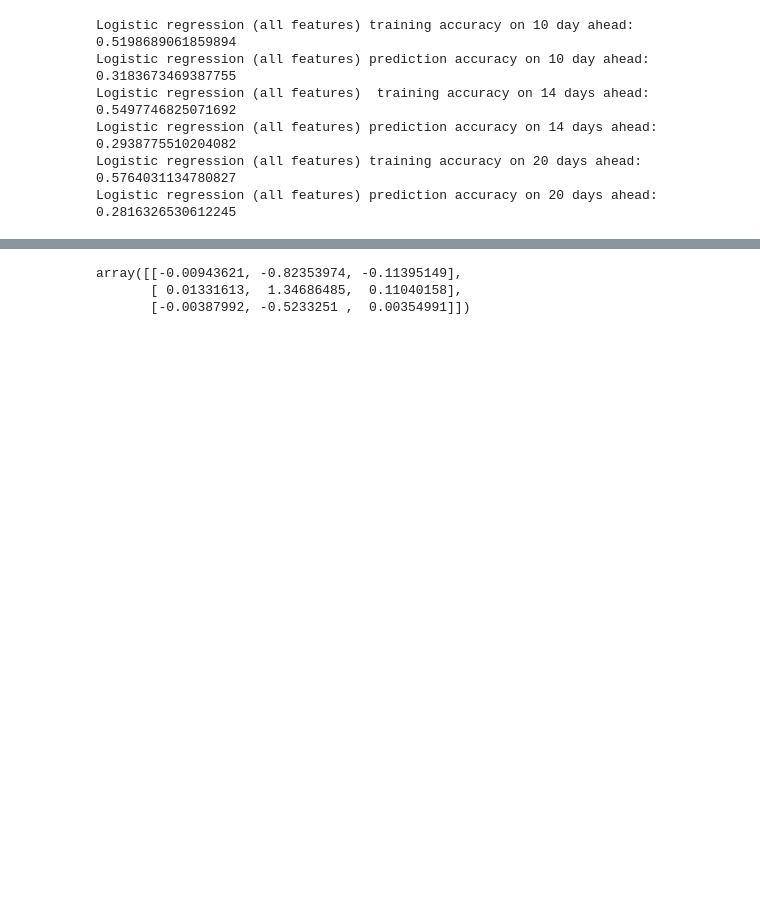
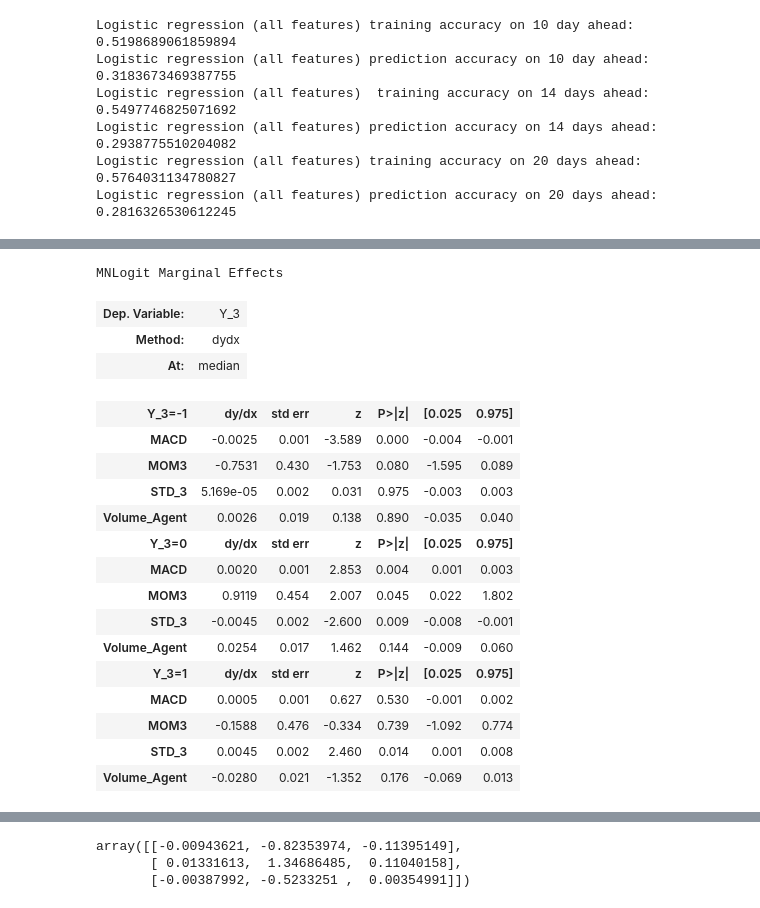
Before and after one commit to GoodDee/Seminar_Project_EE439, a Jupyter notebook: Model_V0_Part2_Revised.ipynb, the cells around one changed output, grey strips where cells are left out. Cells and saved outputs as stored; diff of their text form; code cells hidden in the pictures; blank space fills up the shorter version.

```diff
--- a/Model_V0_Part2_Revised.ipynb
+++ b/Model_V0_Part2_Revised.ipynb
@@ -276,3 +276,12 @@ Logistic regression (all features)  training accuracy on 14 days ahead: 0.549774
 Logistic regression (all features) prediction accuracy on 14 days ahead: 0.2938775510204082
 Logistic regression (all features) training accuracy on 20 days ahead: 0.5764031134780827
 Logistic regression (all features) prediction accuracy on 20 days ahead: 0.2816326530612245
+# %%
+import statsmodels.api as sm
+logit_model3=sm.MNLogit(Train_y_3,sm.add_constant(X_train_3))
+logit_model3
+result3=logit_model3.fit()
+stats31=result3.summary()
+stats32=result3.summary2()
+print(stats31)
+print(stats32)
@@ -278,0 +414,25 @@ Logistic regression (all features) prediction accuracy on 20 days ahead: 0.28163
+# %%
+#https://www.statsmodels.org/devel/generated/statsmodels.discrete.discrete_model.LogitResults.get_margeff.html
+result3.get_margeff(at = 'overall').summary()
+#result3.get_margeff(at = 'mean').summary()
+result3.get_margeff(at = 'median').summary()
+# %% [output]
+MNLogit Marginal Effects
+| Dep. Variable: | Y_3 |
+| Method: | dydx |
+| At: | median |
+| Y_3=-1 | dy/dx | std err | z | P>|z| | [0.025 | 0.975] |
+| MACD | -0.0025 | 0.001 | -3.589 | 0.000 | -0.004 | -0.001 |
+| MOM3 | -0.7531 | 0.430 | -1.753 | 0.080 | -1.595 | 0.089 |
+| STD_3 | 5.169e-05 | 0.002 | 0.031 | 0.975 | -0.003 | 0.003 |
+| Volume_Agent | 0.0026 | 0.019 | 0.138 | 0.890 | -0.035 | 0.040 |
+| Y_3=0 | dy/dx | std err | z | P>|z| | [0.025 | 0.975] |
+| MACD | 0.0020 | 0.001 | 2.853 | 0.004 | 0.001 | 0.003 |
+| MOM3 | 0.9119 | 0.454 | 2.007 | 0.045 | 0.022 | 1.802 |
+| STD_3 | -0.0045 | 0.002 | -2.600 | 0.009 | -0.008 | -0.001 |
+| Volume_Agent | 0.0254 | 0.017 | 1.462 | 0.144 | -0.009 | 0.060 |
+| Y_3=1 | dy/dx | std err | z | P>|z| | [0.025 | 0.975] |
+| MACD | 0.0005 | 0.001 | 0.627 | 0.530 | -0.001 | 0.002 |
+| MOM3 | -0.1588 | 0.476 | -0.334 | 0.739 | -1.092 | 0.774 |
+| STD_3 | 0.0045 | 0.002 | 2.460 | 0.014 | 0.001 | 0.008 |
+| Volume_Agent | -0.0280 | 0.021 | -1.352 | 0.176 | -0.069 | 0.013 |
```
Also changed, not shown: parts of 9 cells of this notebook, 1 other file.
